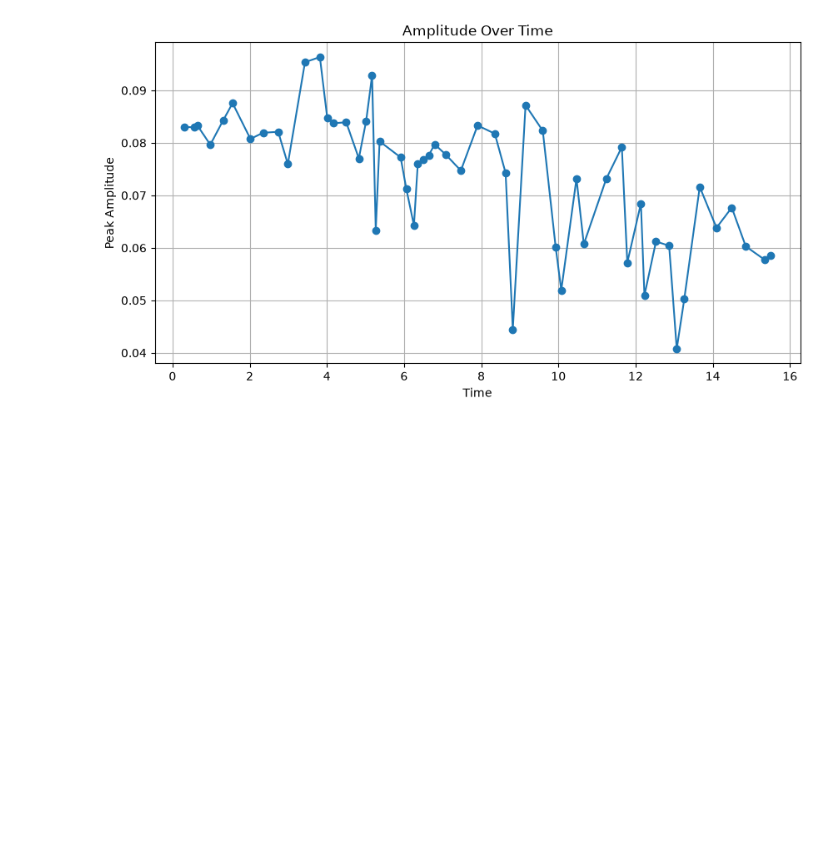
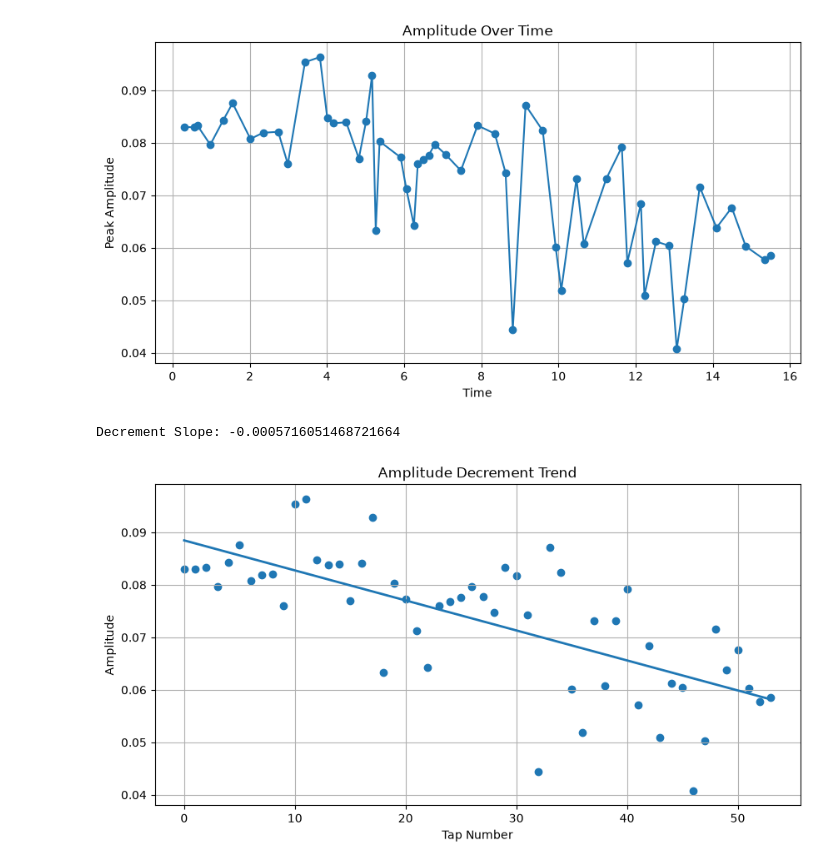
Before and after one commit to Aashi8810/Finger-Tapping-model-building-, a Jupyter notebook: EDA.ipynb, the cells around one changed output. Drawn from its saved outputs; the diff is of its cells as text; code cells hidden in the pictures; blank space fills up the shorter version.

```diff
--- a/EDA.ipynb
+++ b/EDA.ipynb
@@ -392,3 +392,41 @@ plt.grid(True)
 plt.show()
 # %% [output]
 [figure]
+# %%
+from scipy.stats import linregress
+
+slope, intercept, r, p, std_err = linregress(
+    range(len(peak_amplitudes)),
+    peak_amplitudes
+)
+
+print("Decrement Slope:", slope)
+# %% [output]
+Decrement Slope: -0.0005716051468721664
+# %%
+import numpy as np
+import matplotlib.pyplot as plt
+
+x = np.arange(len(peak_amplitudes))
+
+plt.figure(figsize=(10,5))
+
+plt.scatter(x, peak_amplitudes)
+
+plt.plot(
+    x,
+    intercept + slope*x,
+    linewidth=2
+)
+
+plt.title("Amplitude Decrement Trend")
+
+plt.xlabel("Tap Number")
+
+plt.ylabel("Amplitude")
+
+plt.grid(True)
+
+plt.show()
+# %% [output]
+[figure, added]
```
